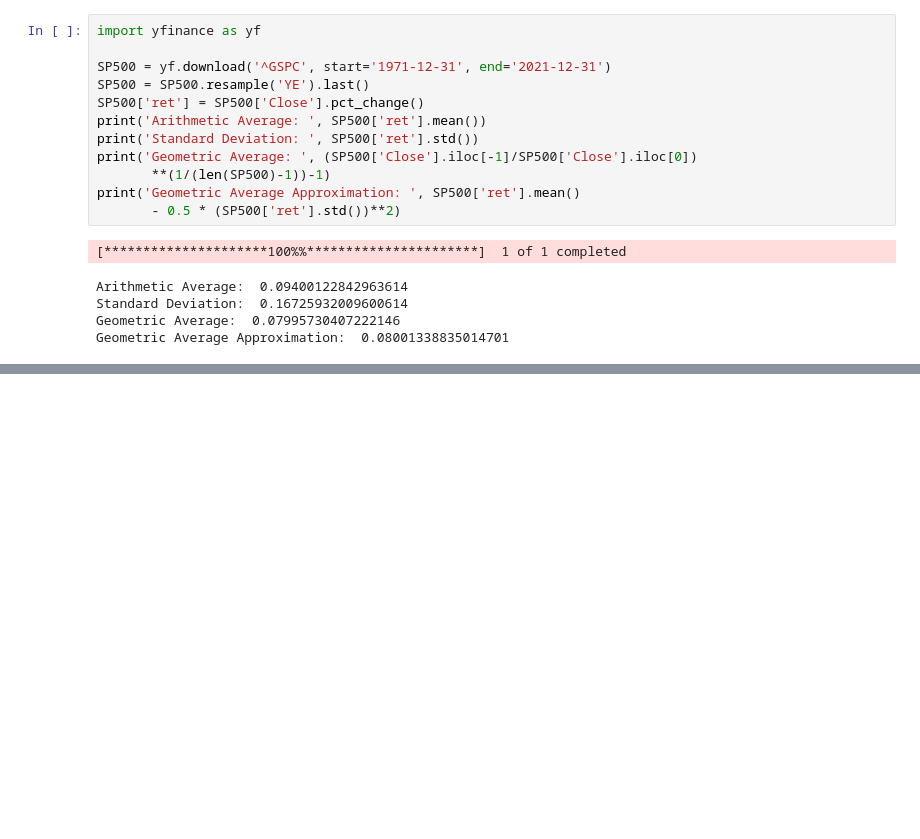
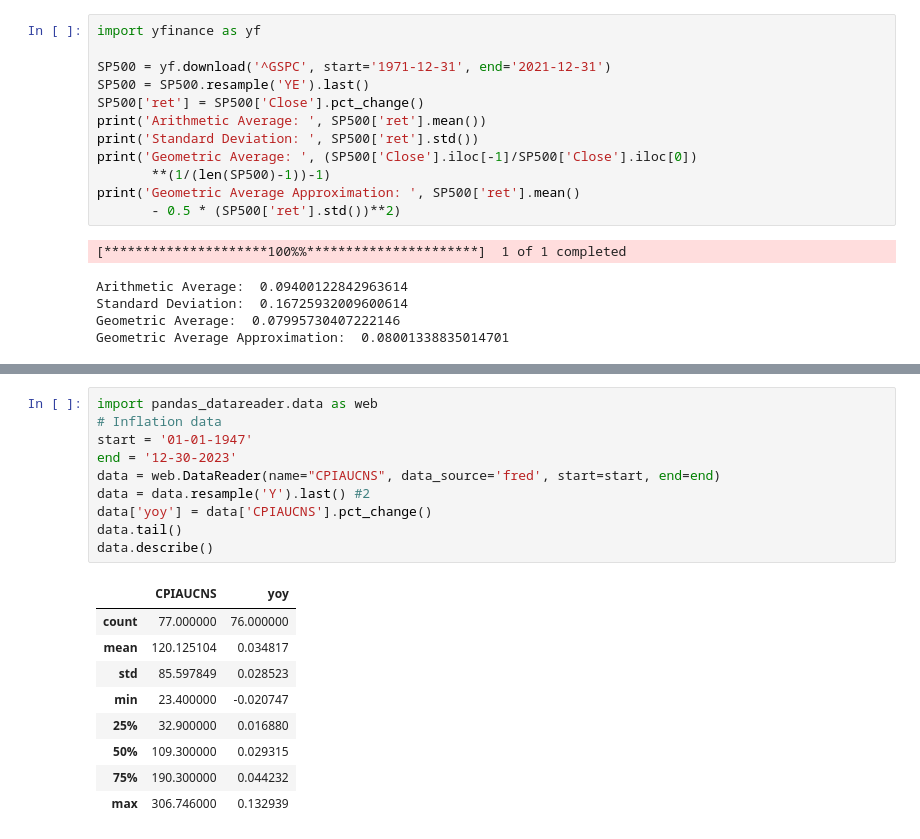
Before and after one commit to piotrwolkowski/robo-advisor, a Jupyter notebook: chapter-5-simulations.ipynb, the cells around one changed output, grey strips where cells are left out. Saved outputs shown, nothing was run; the diff lists cells and outputs as text; blank space fills up the shorter version.

```diff
--- a/chapter-5-simulations.ipynb
+++ b/chapter-5-simulations.ipynb
@@ -133,0 +185,20 @@ plt.plot(W[0:10,:].T);
+# %%
+import pandas_datareader.data as web
+# Inflation data
+start = '01-01-1947'
+end = '12-30-2023'
+data = web.DataReader(name="CPIAUCNS", data_source='fred', start=start, end=end)
+data = data.resample('Y').last() #2
+data['yoy'] = data['CPIAUCNS'].pct_change()
+data.tail()
+data.describe()
+# %% [output]
+|  | CPIAUCNS | yoy |
+| count | 77.000000 | 76.000000 |
+| mean | 120.125104 | 0.034817 |
+| std | 85.597849 | 0.028523 |
+| min | 23.400000 | -0.020747 |
+| 25% | 32.900000 | 0.016880 |
+| 50% | 109.300000 | 0.029315 |
+| 75% | 190.300000 | 0.044232 |
+| max | 306.746000 | 0.132939 |
```
Also changed, not shown: parts of 4 cells of this notebook.
